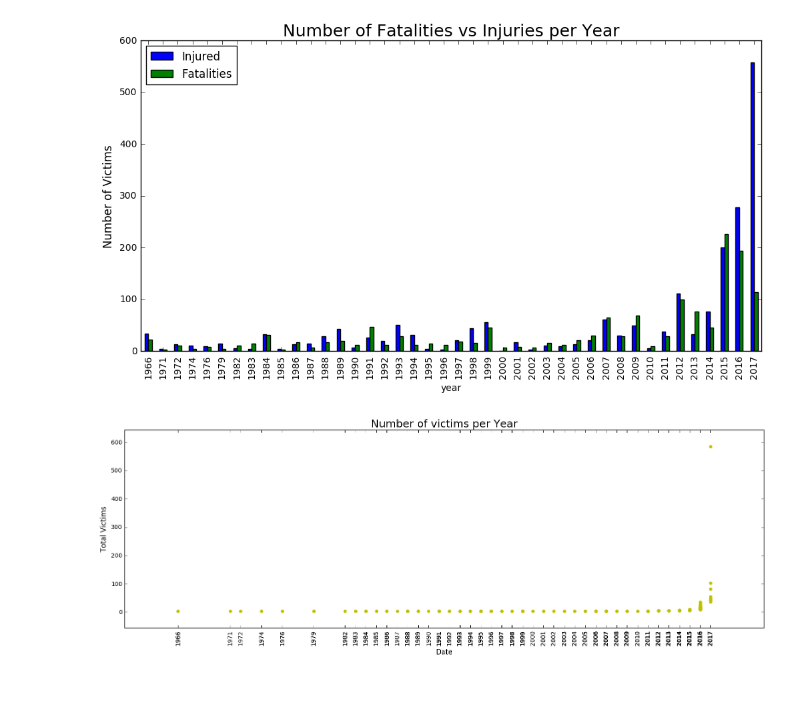
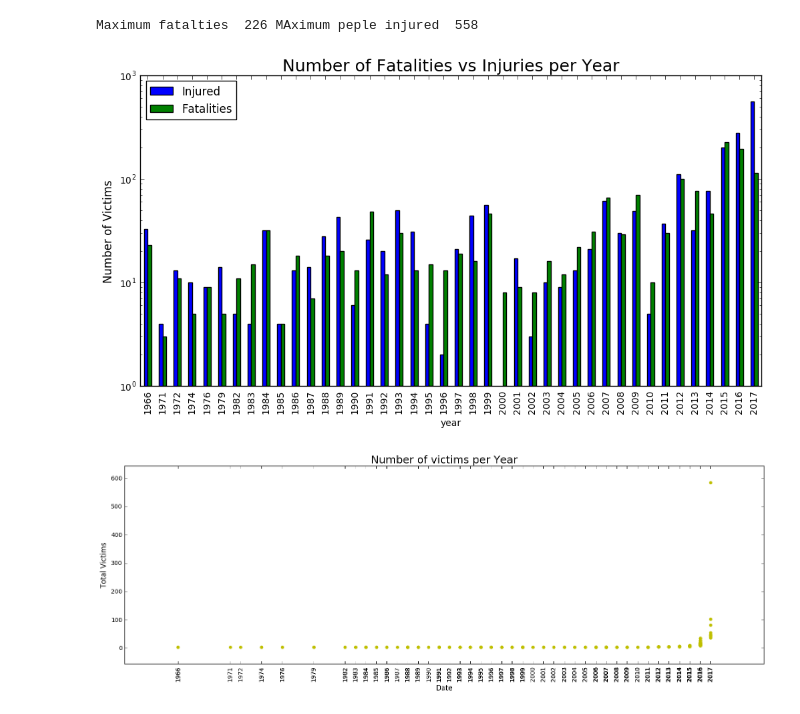
Before and after one commit to snehagodbole/US-Mass-Shootings-Data-Exploratory-Analytics, a Jupyter notebook: US Mass Shootings Data Exploratory Analytics.ipynb, the cells around one changed output. Saved outputs shown, nothing was run; the diff lists cells and outputs as text; code cells hidden in the pictures.

```diff
--- a/US Mass Shootings Data Exploratory Analytics.ipynb
+++ b/US Mass Shootings Data Exploratory Analytics.ipynb
@@ -11,13 +11,14 @@ df['date'] = pd.to_datetime(df['Date'])
 df['year'] = df['date'].dt.year
 # %%
 tot_victims = df[['year','Injured', 'Fatalities']].groupby('year').sum()
-
-tot_victims.plot.bar(figsize=(12,6))
+print("Maximum fatalties ",tot_victims['Fatalities'].max(),"MAximum peple injured ",tot_victims['Injured'].max())
+tot_victims.plot.bar(figsize=(12,6),log=True)
 plt.ylabel('Number of Victims', fontsize=12)
 plt.title('Number of Fatalities vs Injuries per Year', fontsize=18)
 plt.show()
 # %% [output]
+Maximum fatalties  226 MAximum peple injured  558
-[figure, old version]
+[figure, new version]
 # %%
 plt.figure(figsize=(8,6))
 plt.xticks(np.sort(df['year']), rotation='vertical')
```
Also changed, not shown: parts of 5 cells of this notebook.
